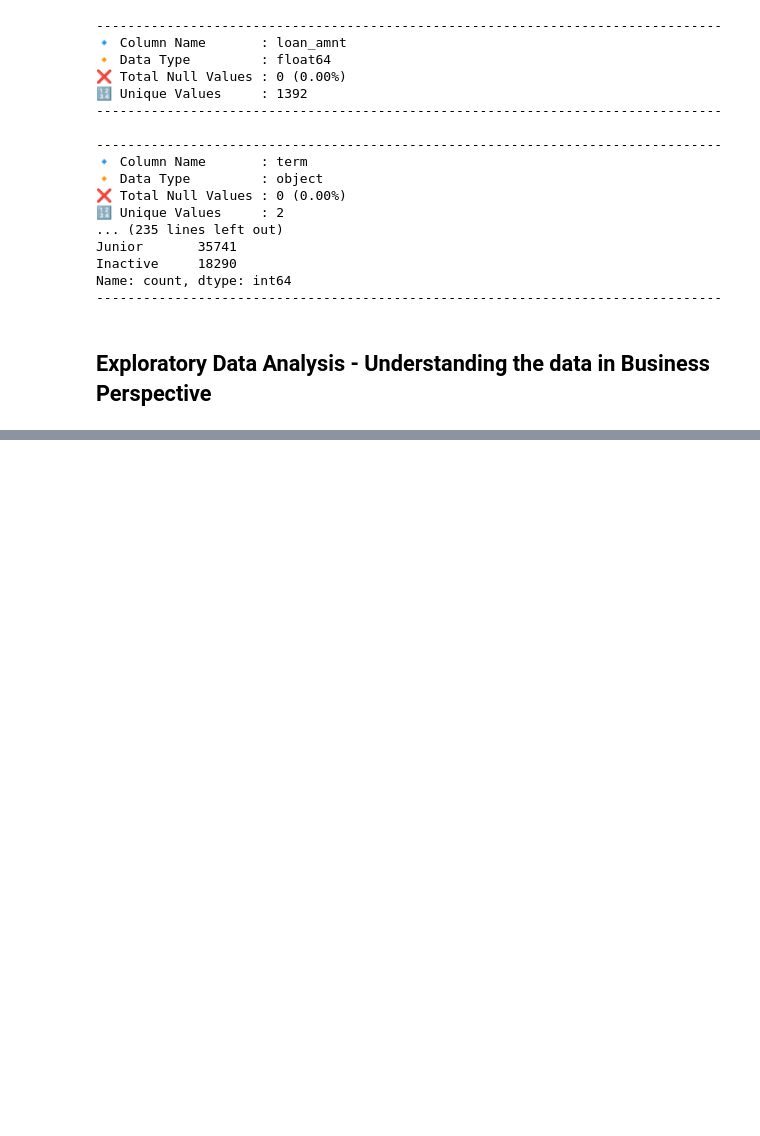
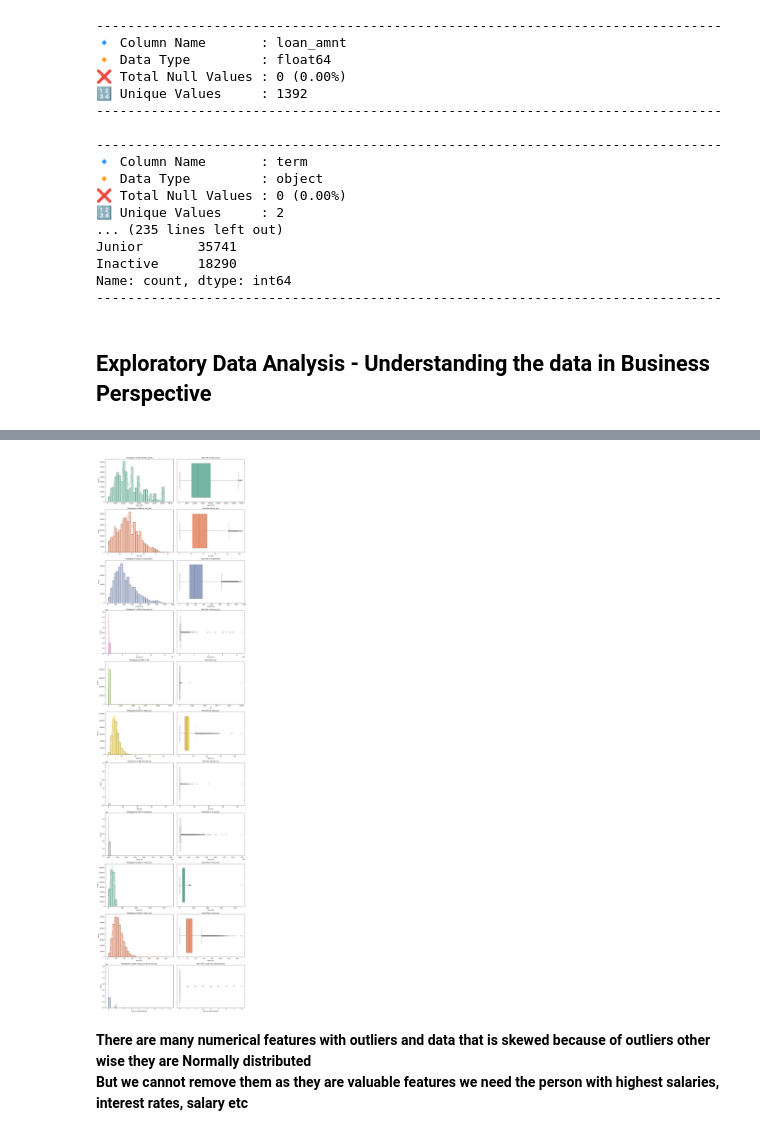
Before and after one commit to sayed-ashfaq/Loantap_logistic_regression, a Jupyter notebook: Loantap_EDA.ipynb, the cells around one changed output, grey strips where cells are left out. Drawn from its saved outputs; the diff is of its cells as text; code cells hidden in the pictures; blank space fills up the shorter version.

```diff
--- a/Loantap_EDA.ipynb
+++ b/Loantap_EDA.ipynb
@@ -639,0 +716,28 @@ Name: count, dtype: int64
+# %%
+numerical_cols = ['loan_amnt', 'int_rate', 'installment', 'annual_inc', 'dti', 'open_acc', 'pub_rec', 'revol_bal', 'revol_util', 'total_acc',
+       'pub_rec_bankruptcies']
+# %%
+def hist_box_plot(data, cols):
+    colors = sns.color_palette("Set2", len(cols))
+    n = len(cols)
+    plt.figure(figsize=(15, 5*n))
+    # if there are three numerical columns, total 6 positions
+
+    for i, col in enumerate(cols):
+        plt.subplot(n, 2, 2 * i + 1)
+        sns.histplot(data[col], kde=True, bins=30, color=colors[i])
+        plt.title(f"Histogram & KDE of {col}")
+
+        plt.subplot(n, 2, 2 * i + 2)
+        sns.boxplot(x=data[col], color=colors[i])
+        plt.title(f"Box Plot of {col}")
+
+    plt.tight_layout()
+    plt.show()
+# %%
+hist_box_plot(df, numerical_cols)
+# %% [output]
+[figure, added]
+# %% [markdown]
+**There are many numerical features with outliers and data that is skewed because of outliers other wise they are Normally distributed**<br>
+**But we cannot remove them as they are valuable features we need the person with highest salaries, interest rates, salary etc**
```
Also changed, not shown: parts of 8 cells of this notebook.
